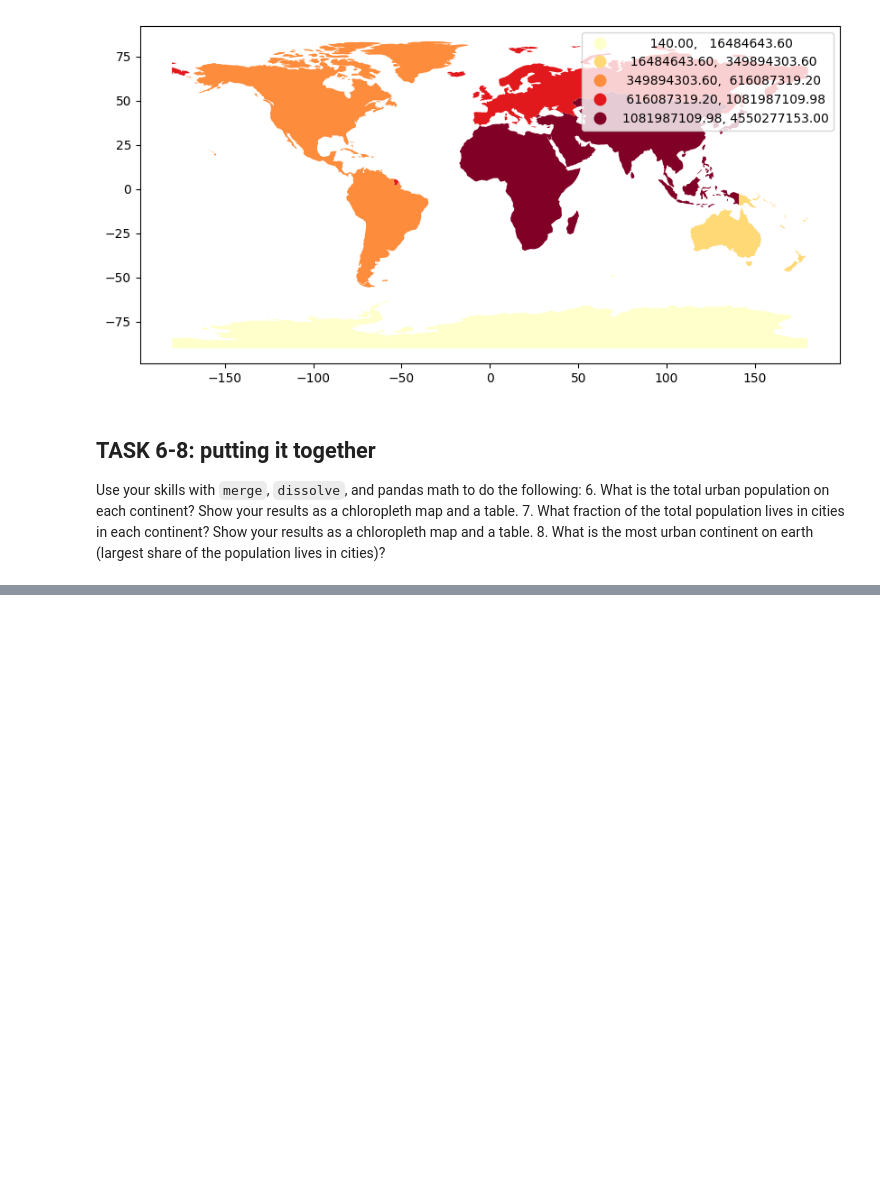
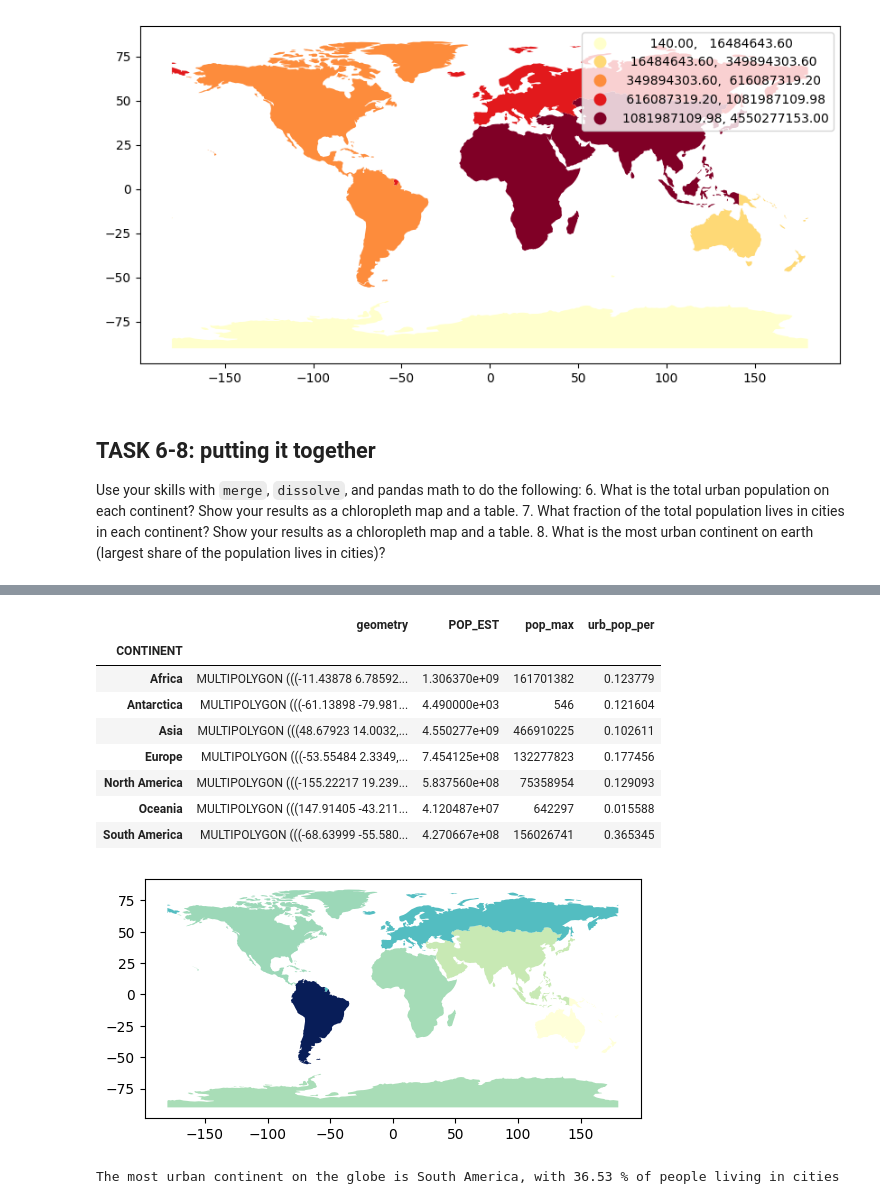
Before and after one commit to rlannder/WaterDig, a Jupyter notebook: CodeSprints/VectorData101.ipynb, the cells around one changed output, grey strips where cells are left out. Saved outputs shown, nothing was run; the diff lists cells and outputs as text; code cells hidden in the pictures; blank space fills up the shorter version.

```diff
--- a/CodeSprints/VectorData101.ipynb
+++ b/CodeSprints/VectorData101.ipynb
@@ -743,0 +700,24 @@ cities = cities[['pop_max', 'geometry']]
+# %%
+# Task 7 code here:
+continent_urban_merge['urb_pop_per'] = continent_urban_merge['pop_max']/continent_urban_merge['POP_EST'] #Creates a new column called urb_pop_per to the continent_urban_merge df and calculates the fraction to the new column
+continent_urban_merge.plot(column='urb_pop_per',  cmap='YlGnBu') #chloropleth plot of the urban population fraction on each continent
+continent_urban_merge.head(7)
+# %% [output]
+|  | geometry | POP_EST | pop_max | urb_pop_per |
+| CONTINENT |  |  |  |  |
+| Africa | MULTIPOLYGON (((-11.43878 6.78592... | 1.306370e+09 | 161701382 | 0.123779 |
+| Antarctica | MULTIPOLYGON (((-61.13898 -79.981... | 4.490000e+03 | 546 | 0.121604 |
+| Asia | MULTIPOLYGON (((48.67923 14.0032,... | 4.550277e+09 | 466910225 | 0.102611 |
+| Europe | MULTIPOLYGON (((-53.55484 2.3349,... | 7.454125e+08 | 132277823 | 0.177456 |
+| North America | MULTIPOLYGON (((-155.22217 19.239... | 5.837560e+08 | 75358954 | 0.129093 |
+| Oceania | MULTIPOLYGON (((147.91405 -43.211... | 4.120487e+07 | 642297 | 0.015588 |
+| South America | MULTIPOLYGON (((-68.63999 -55.580... | 4.270667e+08 | 156026741 | 0.365345 |
+[figure, added]
+# %%
+# Task 8 code here:
+# What is the most urban continent on earth (largest share of the population lives in cities)?
+urb_cont = continent_urban_merge.urb_pop_per.idxmax() #Create new df called urb_cont, taking the continent_urban_merge df and id the continent with max fraction.
+#print(urb_cont)
+print("The most urban continent on the globe is " + urb_cont + ", with "+ str(round(continent_urban_merge.urb_pop_per.max()*100,2)) + " % of people living in cities") #Print the answer as a percent, rounded with two decimals.
+# %% [output]
+The most urban continent on the globe is South America, with 36.53 % of people living in cities
```
Also changed, not shown: parts of 4 cells of this notebook, 1 other file.
